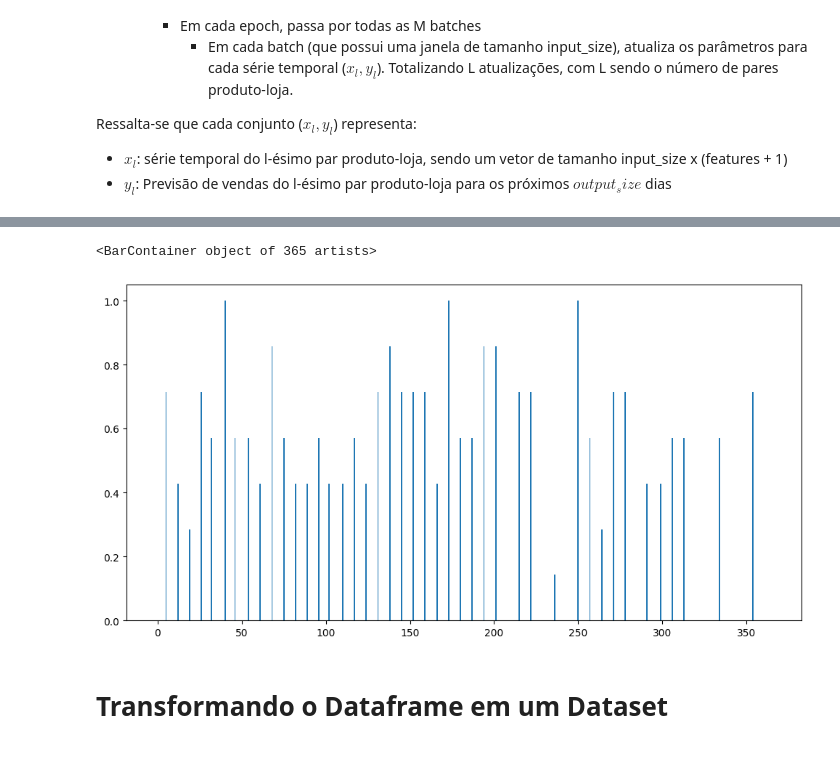
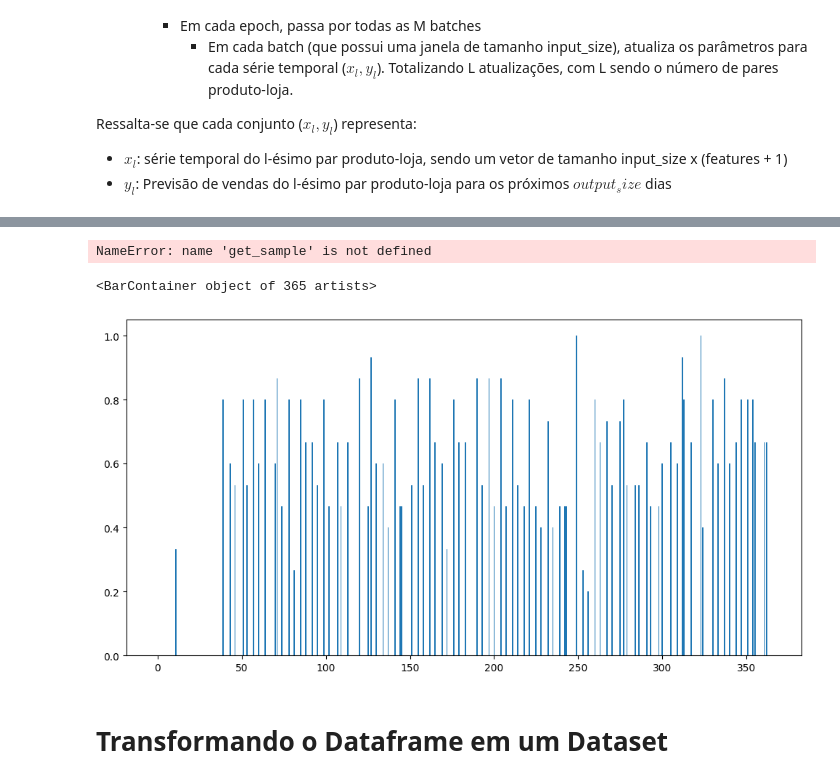
Before and after one commit to jvfd3/hackathon-big_data_tech, a Jupyter notebook: Files/Code/Testing_RAB_Real_Data.ipynb, the cells around one changed output, grey strips where cells are left out. Cells and saved outputs as stored; diff of their text form; code cells hidden in the pictures.

```diff
--- a/Files/Code/Testing_RAB_Real_Data.ipynb
+++ b/Files/Code/Testing_RAB_Real_Data.ipynb
@@ -103,13 +121,33 @@ clean_data = get_clean_data(verbose=True)
+# %%
+hyperparams = {
+    'input_size': input_size,
+    'output_size': output_size,
+    'batch_size': batch_size,
+    'n_layers': n_layers,
+    'hidden_size': hidden_size,
+    'learning_rate': learning_rate,
+    'epochs': epochs,
+    'device': device,
+    'blind_horizon': blind_horizon,
+    'split': split,
+    'seed': seed
+}
+
+#prediction,
+sample = get_sample(clean_data, 1)
+predicted_col = get_predictions(sample, hyperparams)
+# %% [output]
+NameError: name 'get_sample' is not defined
 # %%
 # Teste de uma série qualquer
 sum_df = clean_data.sum().sort_values(ascending=True)
-test_sample = clean_data[sum_df.index[-4555]].values
+test_sample = clean_data[sum_df.index[-1]].values
 
 plt.figure(figsize=(12, 6))
 plt.bar(range(len(clean_data)), test_sample)
 # %% [output]
 <BarContainer object of 365 artists>
-[figure, old version]
+[figure, new version]
 # %% [markdown]
 # Transformando o Dataframe em um Dataset
 # %%
```
Also changed, not shown: parts of 7 cells of this notebook, 1 other file.
